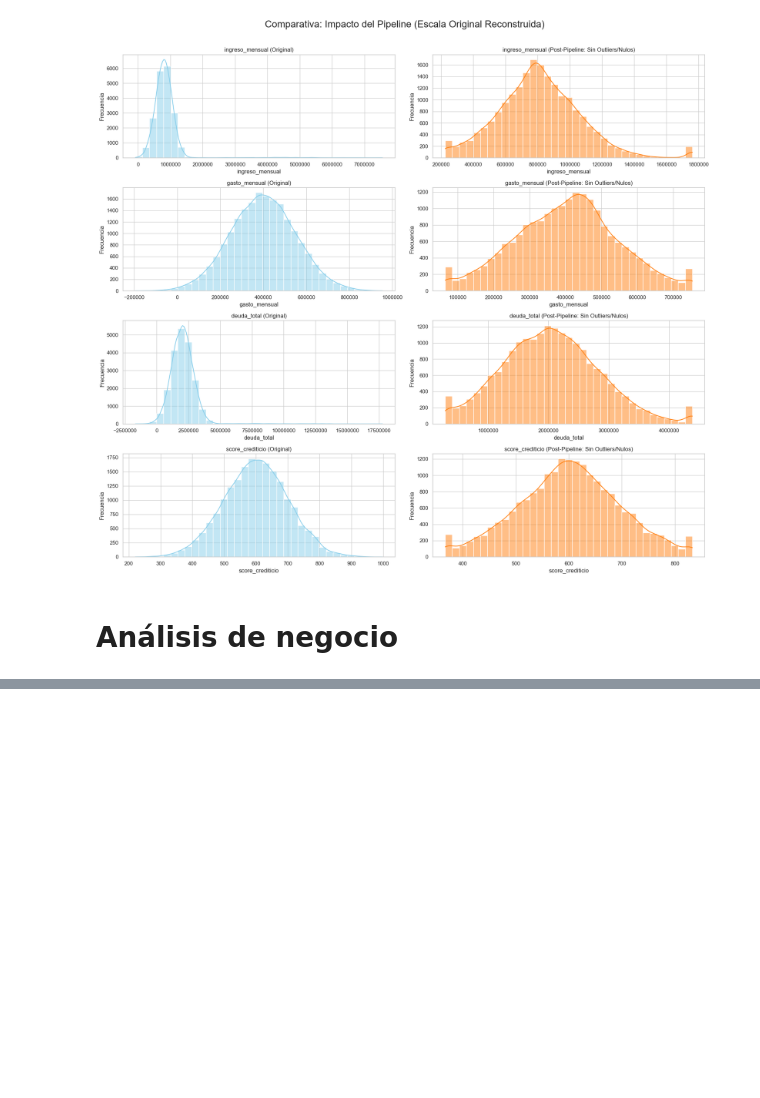
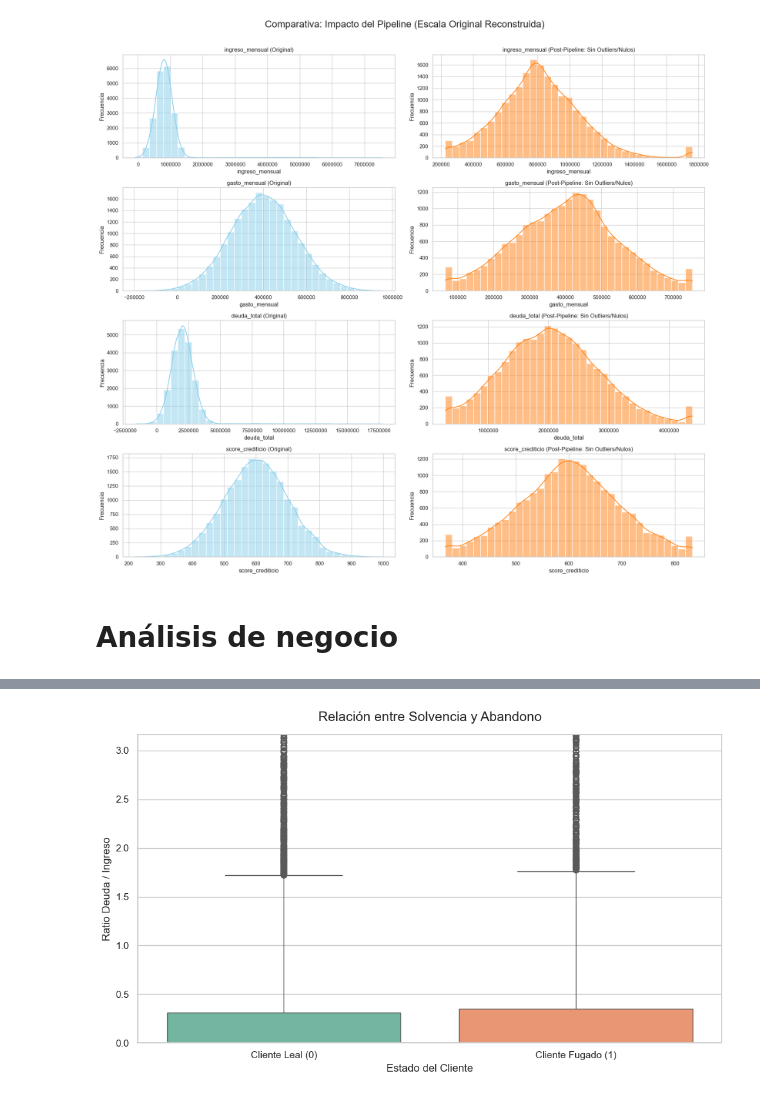
Before and after one commit to francarrascoo/Programacion-para-la-ciencia-de-datos, a Jupyter notebook: notebooks/notebook.ipynb, the cells around one changed output, grey strips where cells are left out. Cells and saved outputs as stored; diff of their text form; code cells hidden in the pictures; blank space fills up the shorter version.

```diff
--- a/notebooks/notebook.ipynb
+++ b/notebooks/notebook.ipynb
@@ -728,0 +698,24 @@ plt.show()
+# %%
+plt.figure(figsize=(10, 6))
+ax = sns.boxplot(
+    data=df_analisis,
+    x="abandono",
+    y="ratio_deuda_ingreso",
+    hue="abandono",
+    dodge=False,
+    legend=False,
+    palette="Set2",
+)
+
+ax.set_title("Relación entre Solvencia y Abandono", fontsize=15, pad=15)
+ax.set_ylabel("Ratio Deuda / Ingreso", fontsize=12)
+ax.set_xlabel("Estado del Cliente", fontsize=12)
+ax.set_xticks([0, 1])
+ax.set_xticklabels(["Cliente Leal (0)", "Cliente Fugado (1)"], fontsize=11)
+ax.set_ylim(0, df_analisis["ratio_deuda_ingreso"].quantile(0.98))
+
+plt.tight_layout()
+guardar_grafico(plt.gcf(), "analisis_churn_solvencia", "reportes")
+plt.show()
+# %% [output]
+[figure, added]
```
Also changed, not shown: parts of 10 cells of this notebook, 6 other files.
